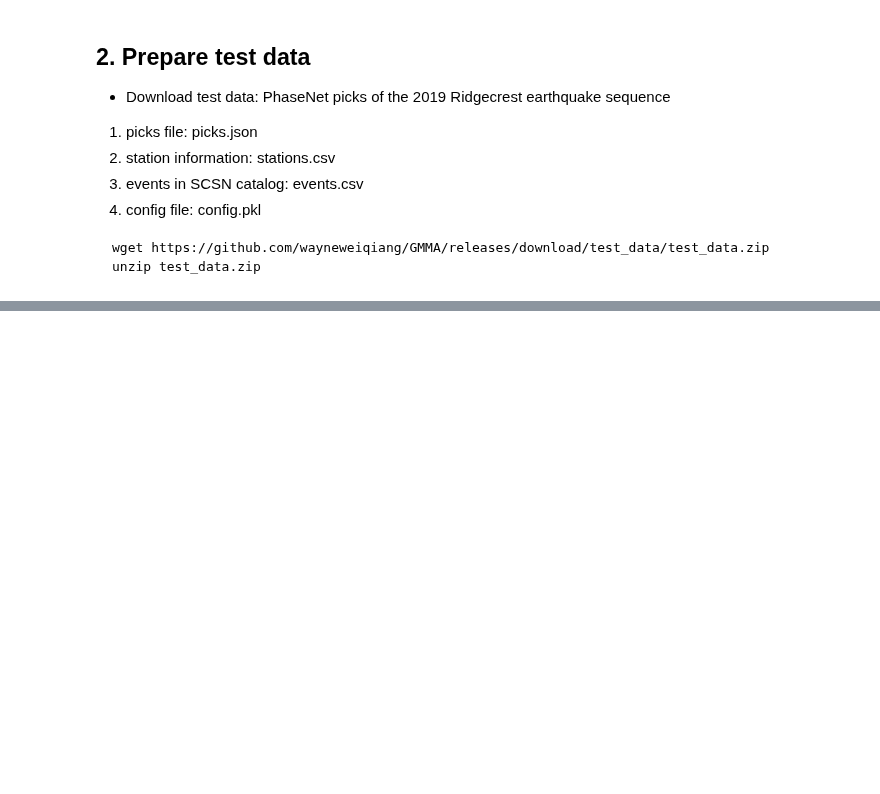
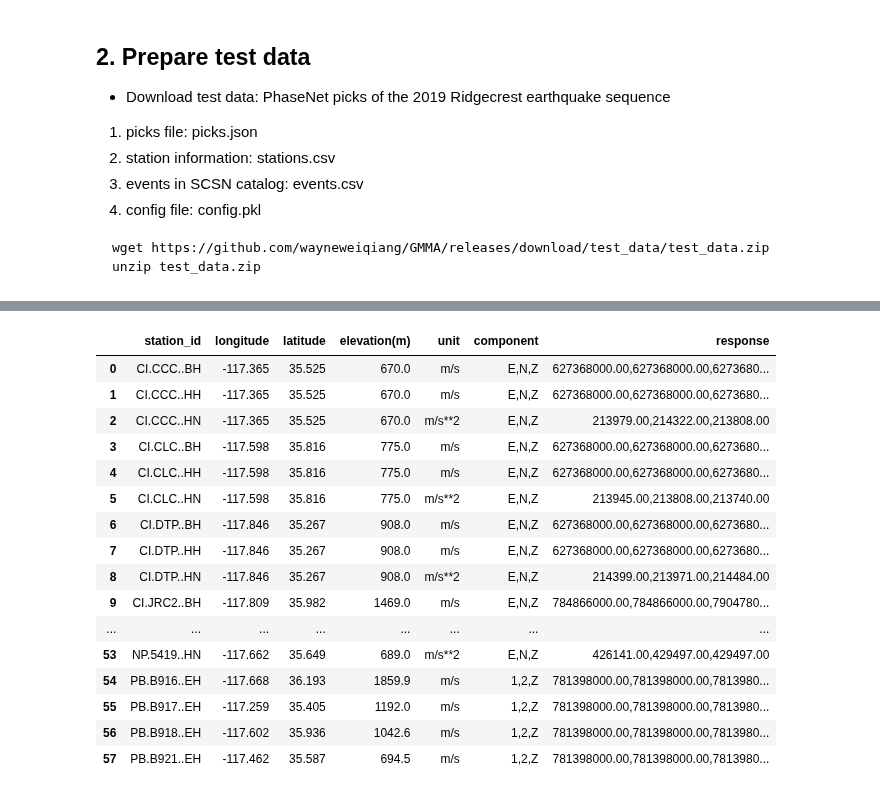
Before and after one commit to AI4EPS/GaMMA, a Jupyter notebook: docs/example_interactive.ipynb, the cells around one changed output, grey strips where cells are left out. Cells and saved outputs as stored; diff of their text form; code cells hidden in the pictures; blank space fills up the shorter version.

```diff
--- a/docs/example_interactive.ipynb
+++ b/docs/example_interactive.ipynb
@@ -49,29 +45,8 @@ config = {'xlim_degree': [-118.004, -117.004],
 
 ## read stations
 stations = pd.read_csv(station_csv, delimiter="\t")
-stations = stations.rename(columns={"station":"id"})
-stations_json = json.loads(stations.to_json(orient="records"))
+stations = stations.rename(columns={"station":"station_id"})
 
 ## read picks
-picks = pd.read_json(pick_json).sort_values("timestamp").iloc[:500]
-picks["timestamp"] = picks["timestamp"].apply(lambda x: x.isoformat(timespec='milliseconds'))
-picks_json = json.loads(picks.to_json(orient="records"))
-
-## run association
-result = requests.post(f"{GAMMA_API_URL}/predict", json= {
-                                    "picks":picks_json,
-                                    "stations":stations_json,
-                                    "config": config
-                                    })
-
-result = result.json()
-# catalog_gamma = json.loads(result["catalog"])
-# picks_gamma = json.loads(result["picks"])
-catalog_gamma = result["catalog"]
-picks_gamma = result["picks"]
-
-## show result
-print("GaMMA catalog:")
-display(pd.DataFrame(catalog_gamma))
-# print("GaMMA association:")
-# display(pd.DataFrame(picks_gamma))
+picks = pd.read_json(pick_json).sort_values("timestamp").iloc[:200]
+picks["timestamp"] = pd.to_datetime(picks["timestamp"])
@@ -102,0 +69,20 @@ plt.show()
+# %%
+stations
+# %% [output]
+|  | station_id | longitude | latitude | elevation(m) | unit | component | response |
+| 0 | CI.CCC..BH | -117.365 | 35.525 | 670.0 | m/s | E,N,Z | 627368000.00,627368000.00,6273680... |
+| 1 | CI.CCC..HH | -117.365 | 35.525 | 670.0 | m/s | E,N,Z | 627368000.00,627368000.00,6273680... |
+| 2 | CI.CCC..HN | -117.365 | 35.525 | 670.0 | m/s**2 | E,N,Z | 213979.00,214322.00,213808.00 |
+| 3 | CI.CLC..BH | -117.598 | 35.816 | 775.0 | m/s | E,N,Z | 627368000.00,627368000.00,6273680... |
+| 4 | CI.CLC..HH | -117.598 | 35.816 | 775.0 | m/s | E,N,Z | 627368000.00,627368000.00,6273680... |
+| 5 | CI.CLC..HN | -117.598 | 35.816 | 775.0 | m/s**2 | E,N,Z | 213945.00,213808.00,213740.00 |
+| 6 | CI.DTP..BH | -117.846 | 35.267 | 908.0 | m/s | E,N,Z | 627368000.00,627368000.00,6273680... |
+| 7 | CI.DTP..HH | -117.846 | 35.267 | 908.0 | m/s | E,N,Z | 627368000.00,627368000.00,6273680... |
+| 8 | CI.DTP..HN | -117.846 | 35.267 | 908.0 | m/s**2 | E,N,Z | 214399.00,213971.00,214484.00 |
+| 9 | CI.JRC2..BH | -117.809 | 35.982 | 1469.0 | m/s | E,N,Z | 784866000.00,784866000.00,7904780... |
+| ... | ... | ... | ... | ... | ... | ... | ... |
+| 53 | NP.5419..HN | -117.662 | 35.649 | 689.0 | m/s**2 | E,N,Z | 426141.00,429497.00,429497.00 |
+| 54 | PB.B916..EH | -117.668 | 36.193 | 1859.9 | m/s | 1,2,Z | 781398000.00,781398000.00,7813980... |
+| 55 | PB.B917..EH | -117.259 | 35.405 | 1192.0 | m/s | 1,2,Z | 781398000.00,781398000.00,7813980... |
+| 56 | PB.B918..EH | -117.602 | 35.936 | 1042.6 | m/s | 1,2,Z | 781398000.00,781398000.00,7813980... |
+| 57 | PB.B921..EH | -117.462 | 35.587 | 694.5 | m/s | 1,2,Z | 781398000.00,781398000.00,7813980... |
```
Also changed, not shown: parts of 21 cells of this notebook.
